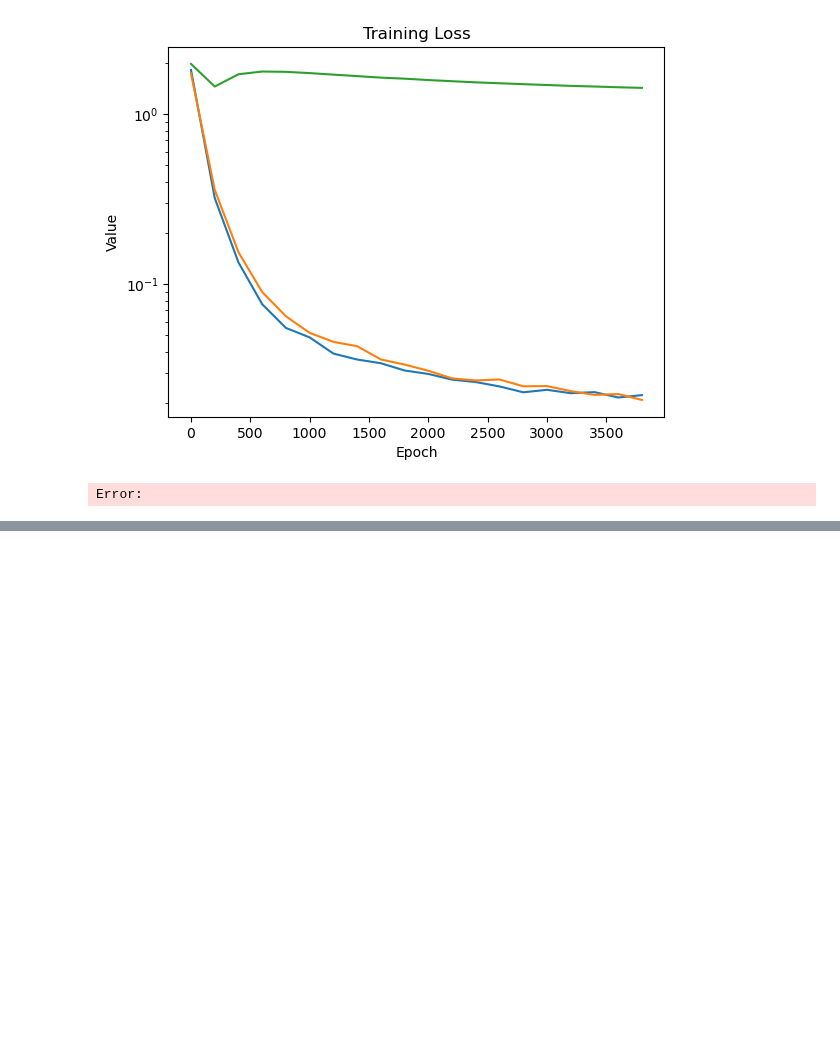
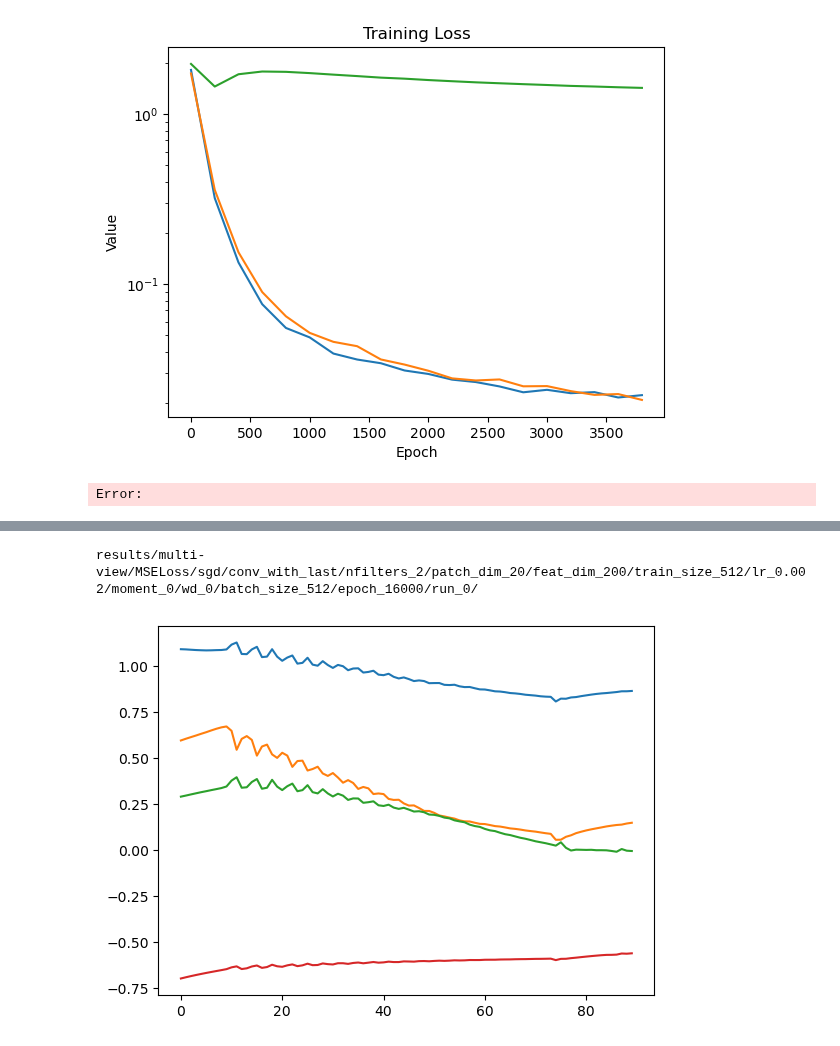
Before and after one commit to lucmonl/mlopt, a Jupyter notebook: notebook/edge_of_stability.ipynb, the cells around one changed output, grey strips where cells are left out. Saved outputs shown, nothing was run; the diff lists cells and outputs as text; code cells hidden in the pictures; blank space fills up the shorter version.

```diff
--- a/notebook/edge_of_stability.ipynb
+++ b/notebook/edge_of_stability.ipynb
@@ -191,0 +220,8 @@ Error:
+# %%
+from plot_functions import get_attr, plot_max_2d
+align = get_attr('sgd-0.05', model_params, opt_params, "align")
+#plot_max_2d(align, 4, start=0, end=-1)
+plot_max_2d(align, 4, start=60, end=150)
+# %% [output]
+results/multi-view/MSELoss/sgd/conv_with_last/nfilters_2/patch_dim_20/feat_dim_200/train_size_512/lr_0.002/moment_0/wd_0/batch_size_512/epoch_16000/run_0/
+[figure, added]
```
Also changed, not shown: parts of 2 cells of this notebook, 2 other files.
